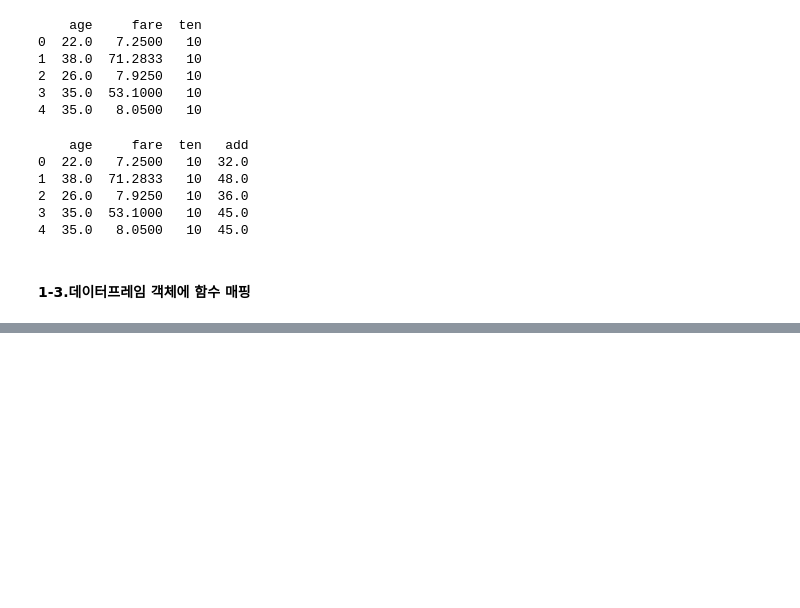
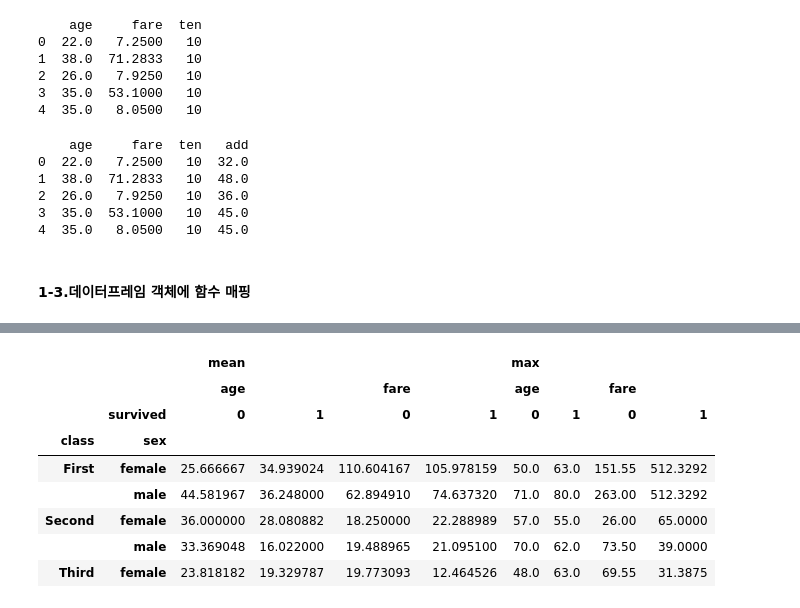
Before and after one commit to hyeonn31/Project_Ubion, a Jupyter notebook: 01. 프로그래밍 기초/02. 데이터분석/src/07.데이터프레임응용.ipynb, the cells around one changed output, grey strips where cells are left out. Saved outputs shown, nothing was run; the diff lists cells and outputs as text; code cells hidden in the pictures; blank space fills up the shorter version.

```diff
--- a/01. 프로그래밍 기초/02. 데이터분석/src/07.데이터프레임응용.ipynb
+++ b/01. 프로그래밍 기초/02. 데이터분석/src/07.데이터프레임응용.ipynb
@@ -384,0 +1194,8 @@ print(type(result_value))
+# %%
+import pandas as pd
+import seaborn as sns
+
+titanic = sns.load_dataset('titanic')
+df = titanic.loc[:, ['age','sex', 'class', 'fare', 'survived']]
+
+grouped = df.groupby(['class', 'sex'])    # 2개 열로 그룹 → 결과 인덱스가 멀티 인덱스
@@ -384,0 +1276,23 @@ print(type(result_value))
+# %%
+# class, sex 별 평균나이, 최대 요금
+# 열 인덱스 3단 : (함수, 값, survived) → 2 x 2 x 2 = 8개 열
+
+pdf3 = pd.pivot_table(df,                      # 피벗할 데이터프레임
+                    index=['class', 'sex'],    # 행 위치에 들어갈 열
+                    columns='survived',        # 열 위치에 들어갈 열
+                    values=['age', 'fare'],    # 데이터로 사용할 열
+                    aggfunc=['mean', 'max'])   # 데이터 집계 함수
+
+pdf3.head()
+
+# 1등급 여성중 생존자의 평균 나이 : 34.939
+# %% [output]
+|  |  | mean |  |  |  | max |  |  |  |
+|  |  | age |  | fare |  | age |  | fare |  |
+|  | survived | 0 | 1 | 0 | 1 | 0 | 1 | 0 | 1 |
+| class | sex |  |  |  |  |  |  |  |  |
+| First | female | 25.666667 | 34.939024 | 110.604167 | 105.978159 | 50.0 | 63.0 | 151.55 | 512.3292 |
+|  | male | 44.581967 | 36.248000 | 62.894910 | 74.637320 | 71.0 | 80.0 | 263.00 | 512.3292 |
+| Second | female | 36.000000 | 28.080882 | 18.250000 | 22.288989 | 57.0 | 55.0 | 26.00 | 65.0000 |
+|  | male | 33.369048 | 16.022000 | 19.488965 | 21.095100 | 70.0 | 62.0 | 73.50 | 39.0000 |
+| Third | female | 23.818182 | 19.329787 | 19.773093 | 12.464526 | 48.0 | 63.0 | 69.55 | 31.3875 |
```
Also changed, not shown: parts of 106 cells of this notebook, 20 other files.
